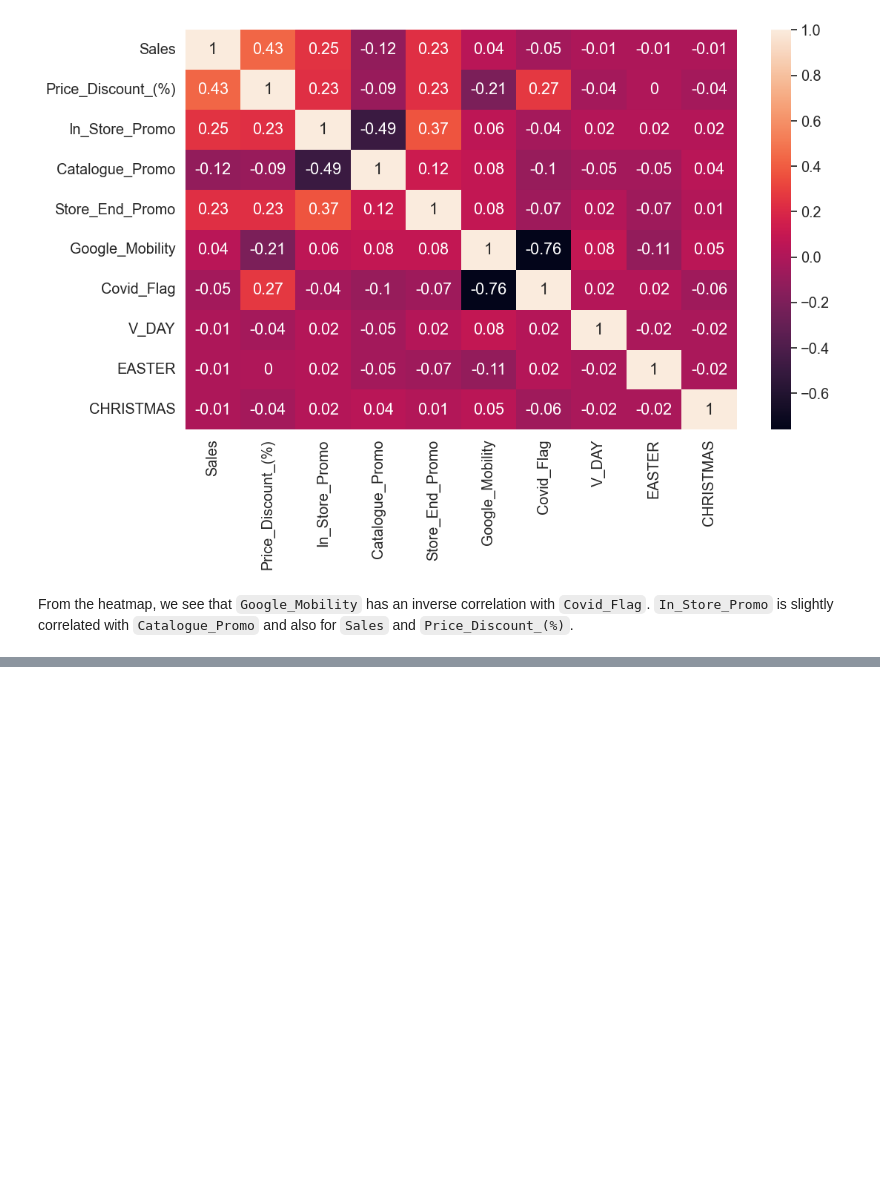
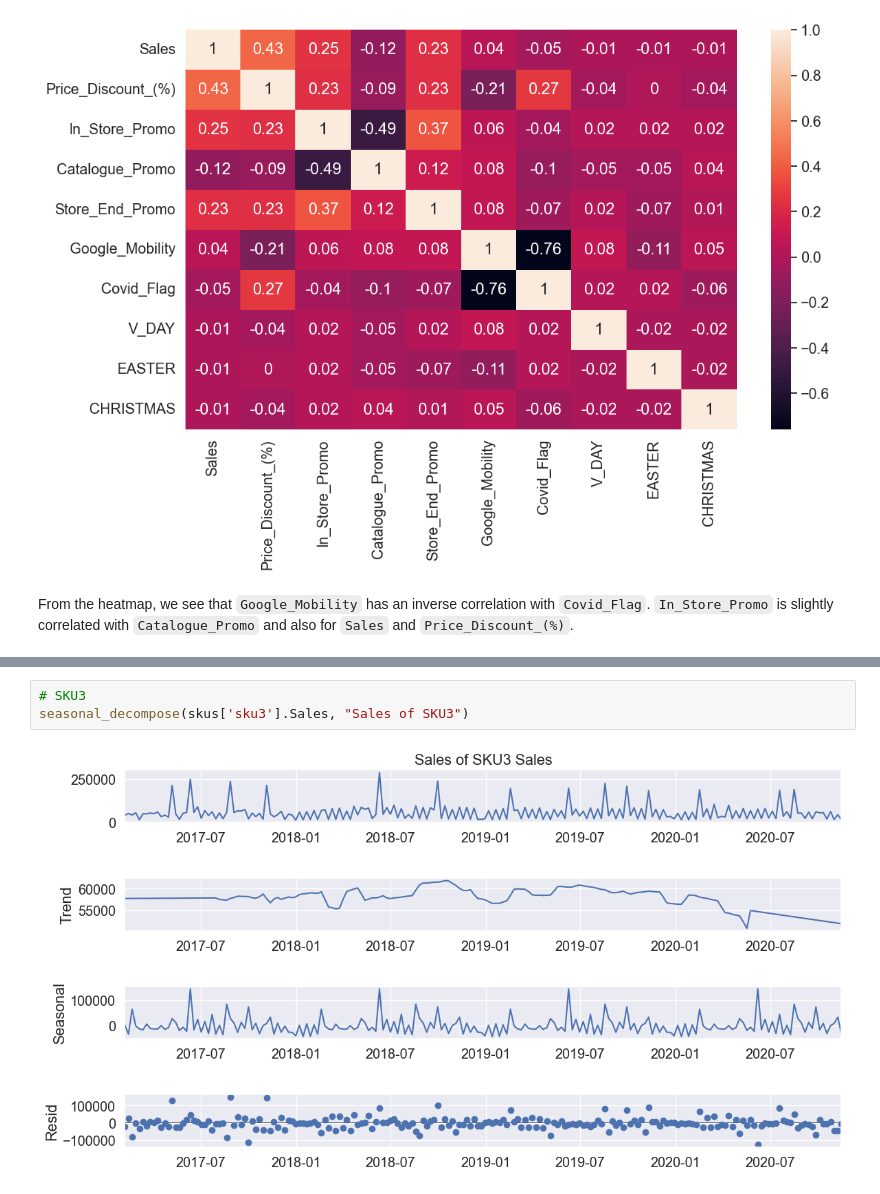
Before and after one commit to keithonpy/bev_retail_forecasting, a Jupyter notebook: retail_forecasting.ipynb, the cells around one changed output, grey strips where cells are left out. Drawn from its saved outputs; the diff is of its cells as text; blank space fills up the shorter version.

```diff
--- a/retail_forecasting.ipynb
+++ b/retail_forecasting.ipynb
@@ -209,0 +246,5 @@ From the heatmap, we see that `Google_Mobility` has an inverse correlation with
+# %%
+# SKU3
+seasonal_decompose(skus['sku3'].Sales, "Sales of SKU3")
+# %% [output]
+[figure, added]
```
Also changed, not shown: parts of 57 cells of this notebook.
